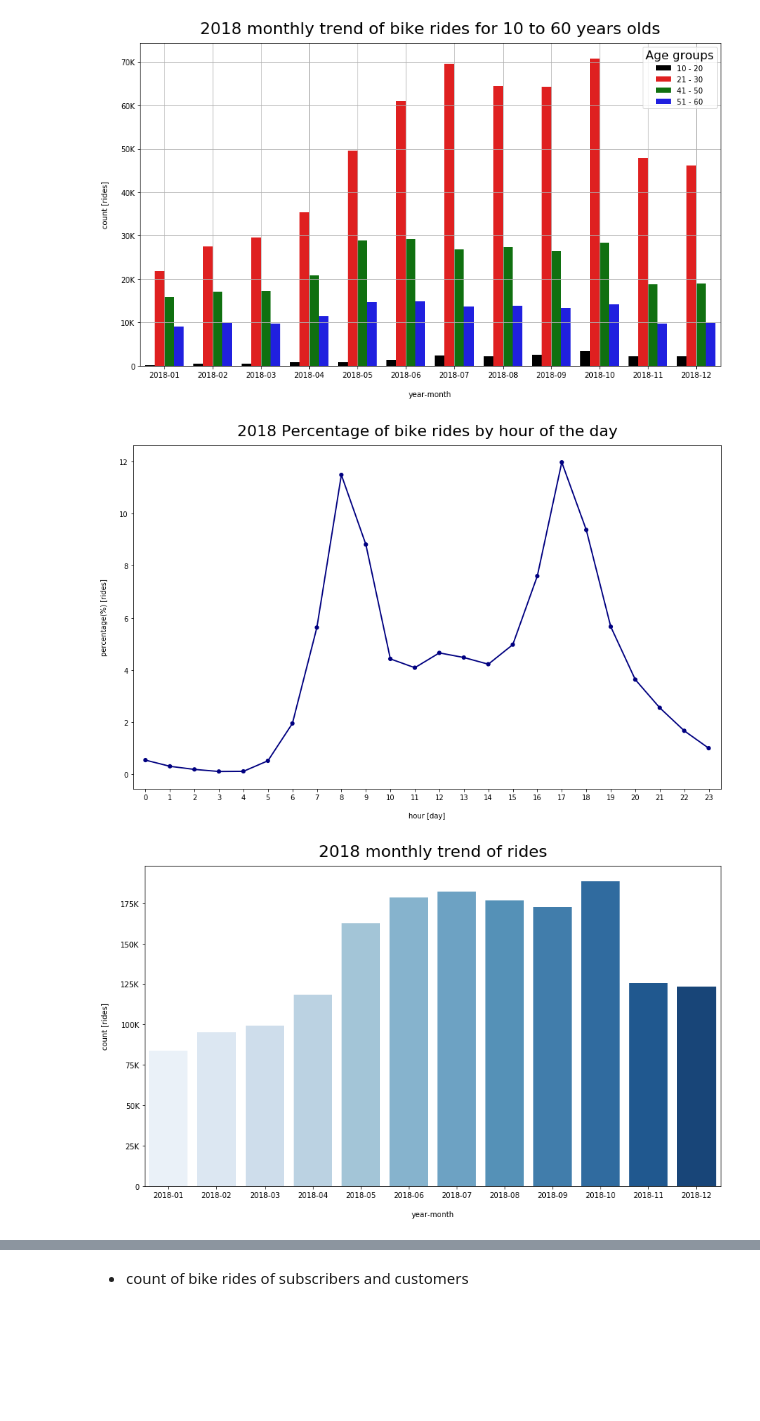
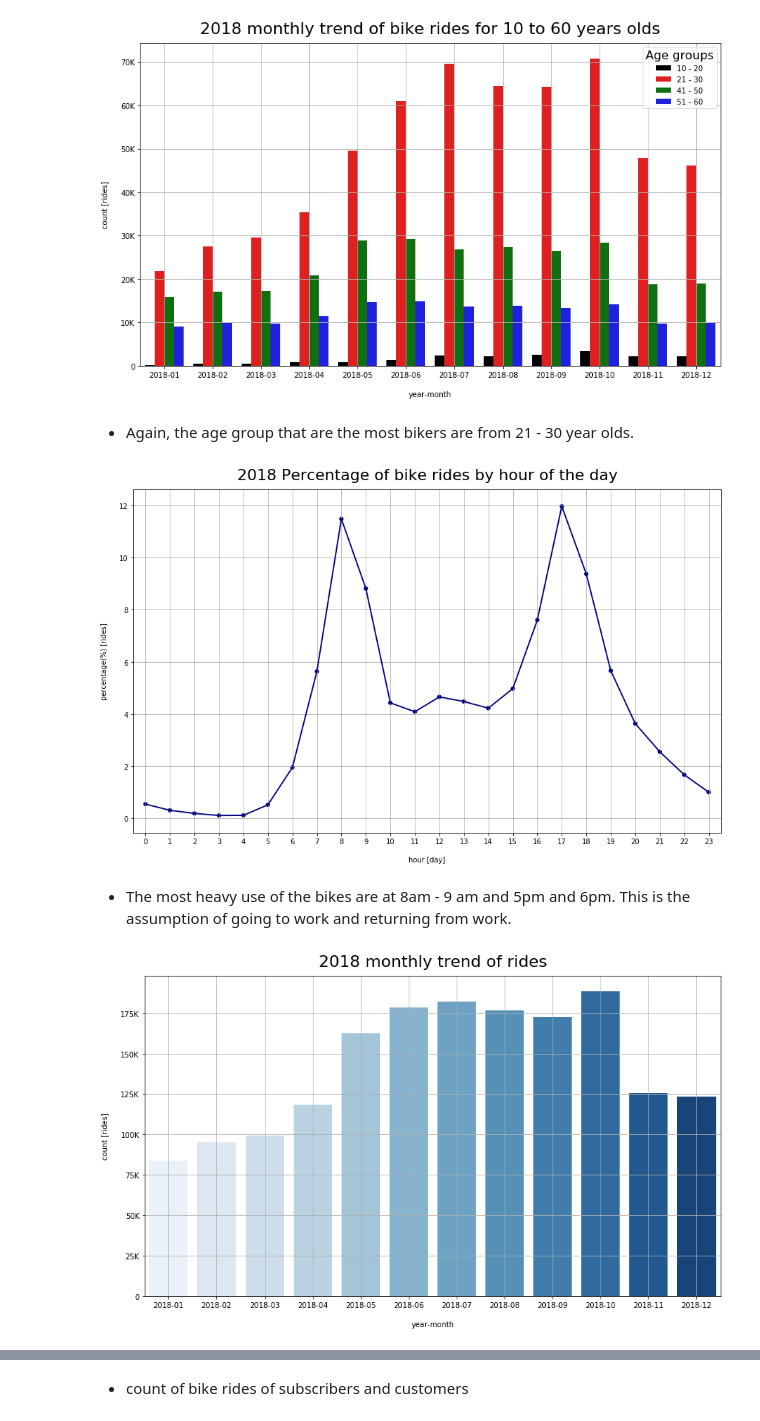
Before and after one commit to J2Naughton/FordGoBike, a Jupyter notebook: FordGoBikePart2.ipynb, the cells around one changed output, grey strips where cells are left out. Drawn from its saved outputs; the diff is of its cells as text; code cells hidden in the pictures; blank space fills up the shorter version.

```diff
--- a/FordGoBikePart2.ipynb
+++ b/FordGoBikePart2.ipynb
@@ -287,6 +295,8 @@ plt.grid()
 plt.savefig('pic18.png')
 # %% [output]
 [figure]
+# %% [markdown]
+  * Again, the age group that are the most bikers are from 21 - 30 year olds.
 # %%
 
 trip_by_hour = df.groupby('start_time_hour').agg({'bike_id':'count'}).reset_index()
@@ -299,17 +309,21 @@ plt.title('2018 Percentage of bike rides by hour of the day', fontsize=22, y=1.0
 plt.xlabel('hour [day]', labelpad=16)
 plt.ylabel('percentage(%) [rides]', labelpad=16)
 plt.savefig('pic19.png')
+plt.grid()
 # %% [output]
-[figure, old version]
+[figure, new version]
+# %% [markdown]
+  * The most heavy use of the bikes are at 8am - 9 am and 5pm and 6pm. This is the assumption of going to work and returning from work.
 # %%
 plt.figure(figsize=(14,8))
 sb.countplot(x='start_time_year_month', palette="Blues",
              data=df.sort_values(by='start_time_year_month'))
 plt.title('2018 monthly trend of rides', fontsize=22, y=1.015)
 plt.xlabel('year-month', labelpad=16)
 plt.ylabel('count [rides]', labelpad=16)
 ax = plt.gca()
 ax.yaxis.set_major_formatter(tick.FuncFormatter(transform_axis_fmt))
 plt.savefig('pic20.png')
+plt.grid()
 # %% [output]
-[figure, old version]
+[figure, new version]
```
Also changed, not shown: parts of 22 cells of this notebook.
